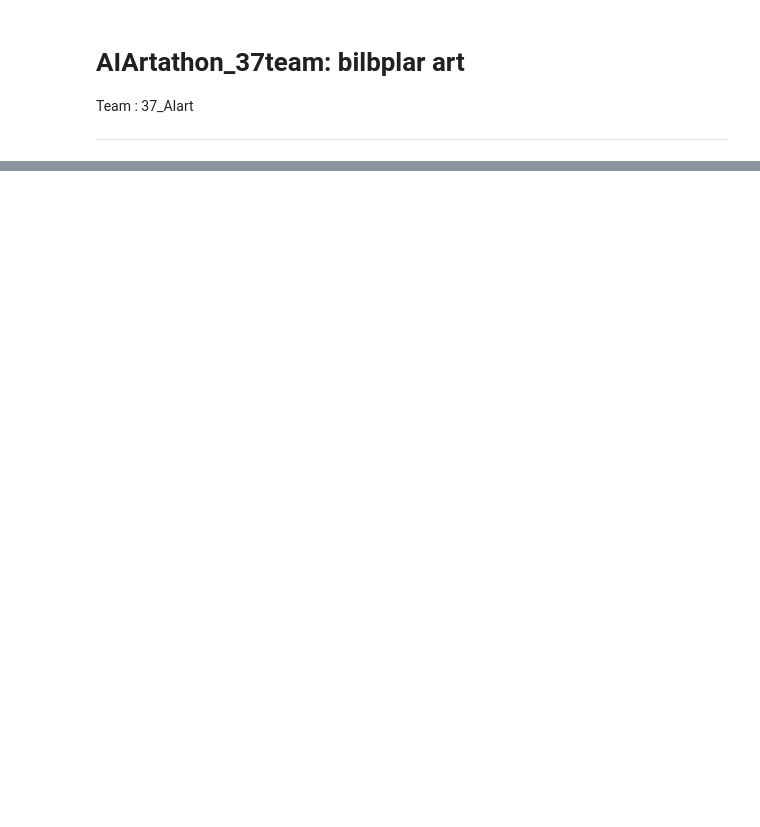
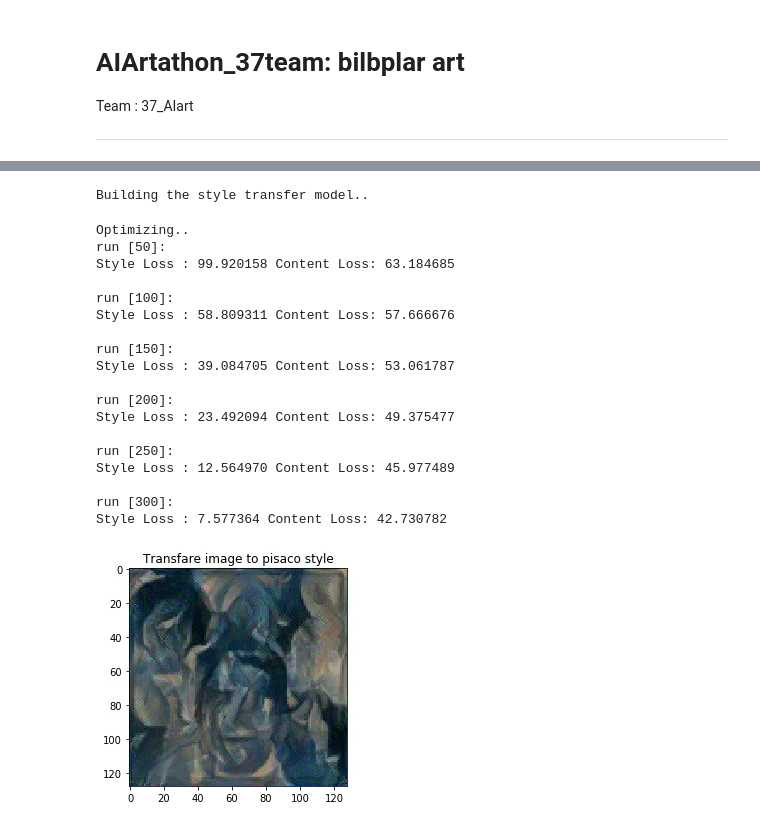
Before and after one commit to meshalsaud/Ai-Artathon---project, a Jupyter notebook: Project-37.ipynb, the cells around one changed output, grey strips where cells are left out. Cells and saved outputs as stored; diff of their text form; code cells hidden in the pictures; blank space fills up the shorter version.

```diff
--- a/Project-37.ipynb
+++ b/Project-37.ipynb
@@ -254,4 +253,42 @@ def run_style_transfer(cnn, normalization_mean, normalization_std,
     input_img.data.clamp_(0, 1)
 
     return input_img
+# %%
+#Merge style1 and style2
+input_img = content_img.clone()
+output_picasso_style = run_style_transfer(cnn, cnn_normalization_mean, cnn_normalization_std,
+                            style_2, style_1, input_img)
+
+
+
+plt.figure()
+imshow(output_picasso_style, title='Transfare image to pisaco style')
+
+
+
+
+# sphinx_gallery_thumbnail_number = 4
+plt.ioff()
+plt.show()
+# %% [output]
+Building the style transfer model..
+Optimizing..
+run [50]:
+Style Loss : 99.920158 Content Loss: 63.184685
+
+run [100]:
+Style Loss : 58.809311 Content Loss: 57.666676
+
+run [150]:
+Style Loss : 39.084705 Content Loss: 53.061787
+
+run [200]:
+Style Loss : 23.492094 Content Loss: 49.375477
+
+run [250]:
+Style Loss : 12.564970 Content Loss: 45.977489
+
+run [300]:
+Style Loss : 7.577364 Content Loss: 42.730782
+[figure, added]
 # %%
```
Also changed, not shown: parts of 8 cells of this notebook, 7 other files.
